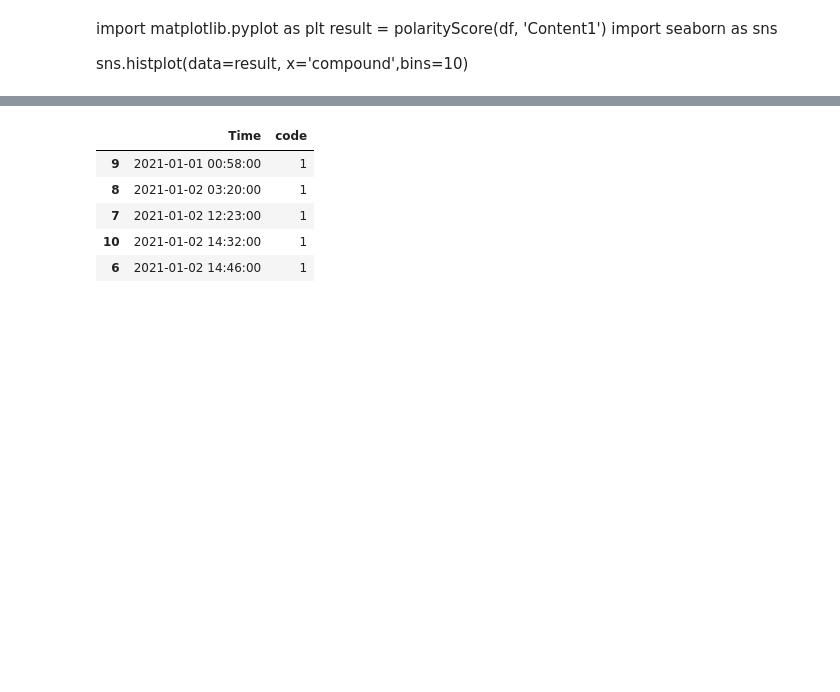
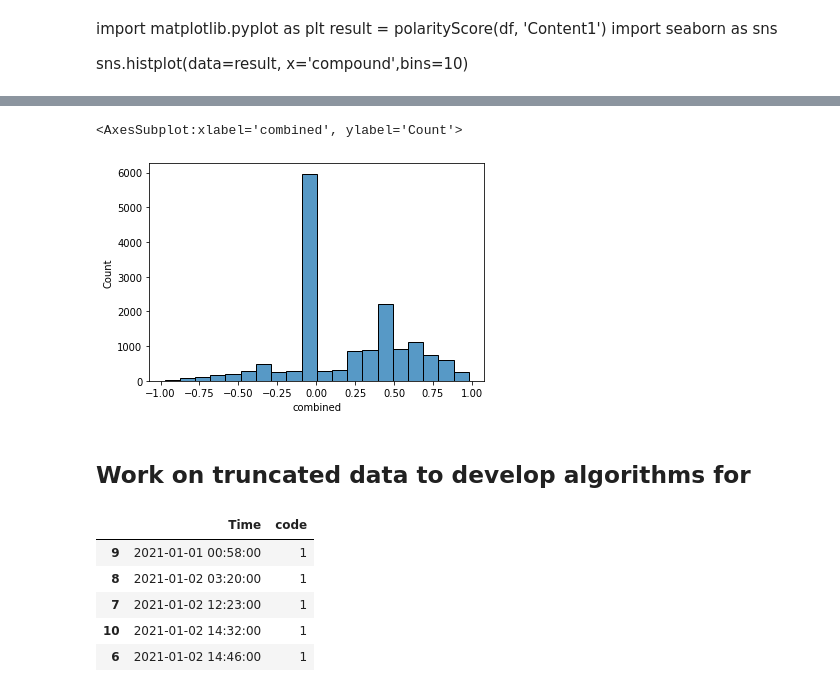
Before and after one commit to warriorprince86/MachineLearning, a Jupyter notebook: project/src/twitter_sentiment_analysis.ipynb, the cells around one changed output, grey strips where cells are left out. Drawn from its saved outputs; the diff is of its cells as text; code cells hidden in the pictures; blank space fills up the shorter version.

```diff
--- a/project/src/twitter_sentiment_analysis.ipynb
+++ b/project/src/twitter_sentiment_analysis.ipynb
@@ -272 +281,9 @@ result.head()
+# %%
+import seaborn as sns
+sns.histplot(data=result, x='combined',bins=20)
+# %% [output]
+<AxesSubplot:xlabel='combined', ylabel='Count'>
+[figure, added]
+# %% [markdown]
+## Work on truncated data to develop algorithms for
 # %%
```
Also changed, not shown: parts of 7 cells of this notebook.
